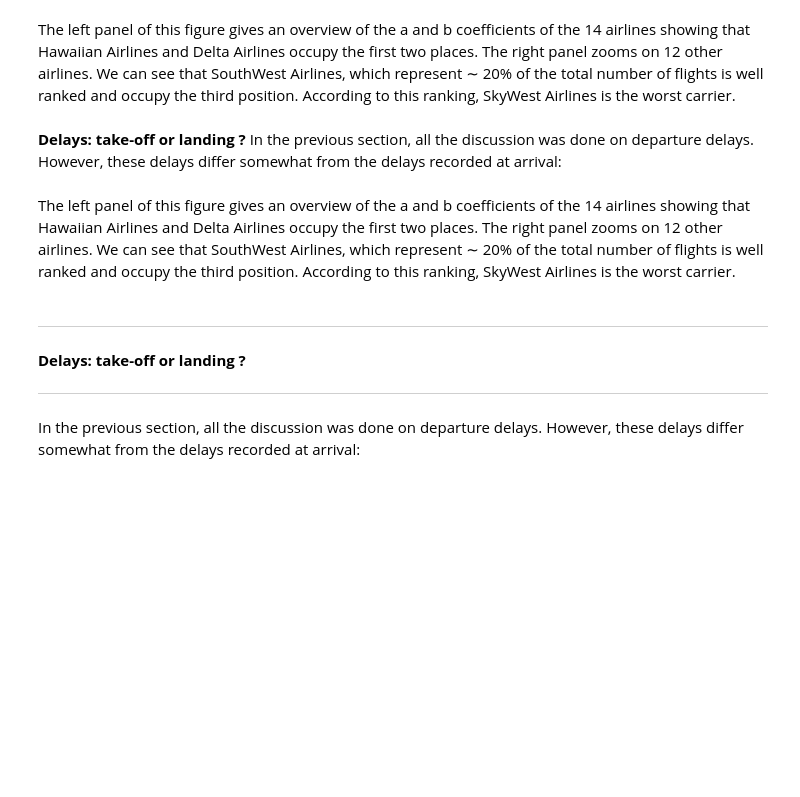
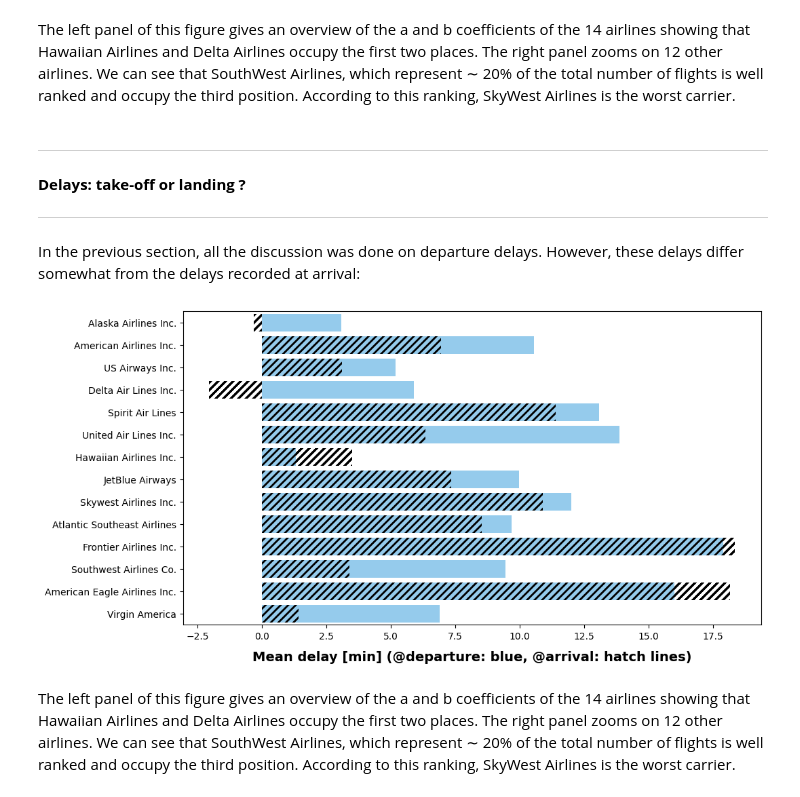
Before and after one commit to arvind-maurya/IIML_Group_Project, a Jupyter notebook: Predicting_flight_delays.ipynb, the cells around one changed output. Saved outputs shown, nothing was run; the diff lists cells and outputs as text; code cells hidden in the pictures; blank space fills up the shorter version.

```diff
--- a/Predicting_flight_delays.ipynb
+++ b/Predicting_flight_delays.ipynb
@@ -774,35 +774,35 @@ The left panel of this figure gives an overview of the  a
   coefficients of the 14 airlines showing that Hawaiian Airlines and Delta Airlines occupy the first two places. The right panel zooms on 12 other airlines. We can see that SouthWest Airlines, which represent  ∼
  20% of the total number of flights is well ranked and occupy the third position. According to this ranking, SkyWest Airlines is the worst carrier.
 # %% [markdown]
+
+
+---
+
+
 **Delays: take-off or landing ?**
+
+---
+
+
 In the previous section, all the discussion was done on departure delays. However, these delays differ somewhat from the delays recorded at arrival:
 # %%
 mpl.rcParams.update(mpl.rcParamsDefault)
 mpl.rcParams['hatch.linewidth'] = 2.0
 
 fig = plt.figure(1, figsize=(11,6))
-ax = sns.barplot(x="DEPARTURE_DELAY", y="AIRLINE", data=flights_df, color="lightskyblue", ci=None)
+ax = sns.barplot(x="DEPARTURE_DELAY", y="AIRLINE", data=flights_df, color="lightskyblue", errorbar=None)
 ax = sns.barplot(x="ARRIVAL_DELAY", y="AIRLINE", data=flights_df, color="r", hatch = '///',
-                 alpha = 0.0, ci=None)
+                 alpha = 0.0, errorbar=None)
 labels = [abbr_companies[item.get_text()] for item in ax.get_yticklabels()]
 ax.set_yticklabels(labels)
 ax.yaxis.label.set_visible(False)
 plt.xlabel('Mean delay [min] (@departure: blue, @arrival: hatch lines)',
            fontsize=14, weight = 'bold', labelpad=10);
+plt.show()
+# %% [output]
+[figure, added]
 # %% [markdown]
 The left panel of this figure gives an overview of the  a
   and  b
   coefficients of the 14 airlines showing that Hawaiian Airlines and Delta Airlines occupy the first two places. The right panel zooms on 12 other airlines. We can see that SouthWest Airlines, which represent  ∼
  20% of the total number of flights is well ranked and occupy the third position. According to this ranking, SkyWest Airlines is the worst carrier.
-# %% [markdown]
-
-
----
-
-
-**Delays: take-off or landing ?**
-
----
-
-
-In the previous section, all the discussion was done on departure delays. However, these delays differ somewhat from the delays recorded at arrival:
```
Also changed, not shown: parts of 8 cells of this notebook.
